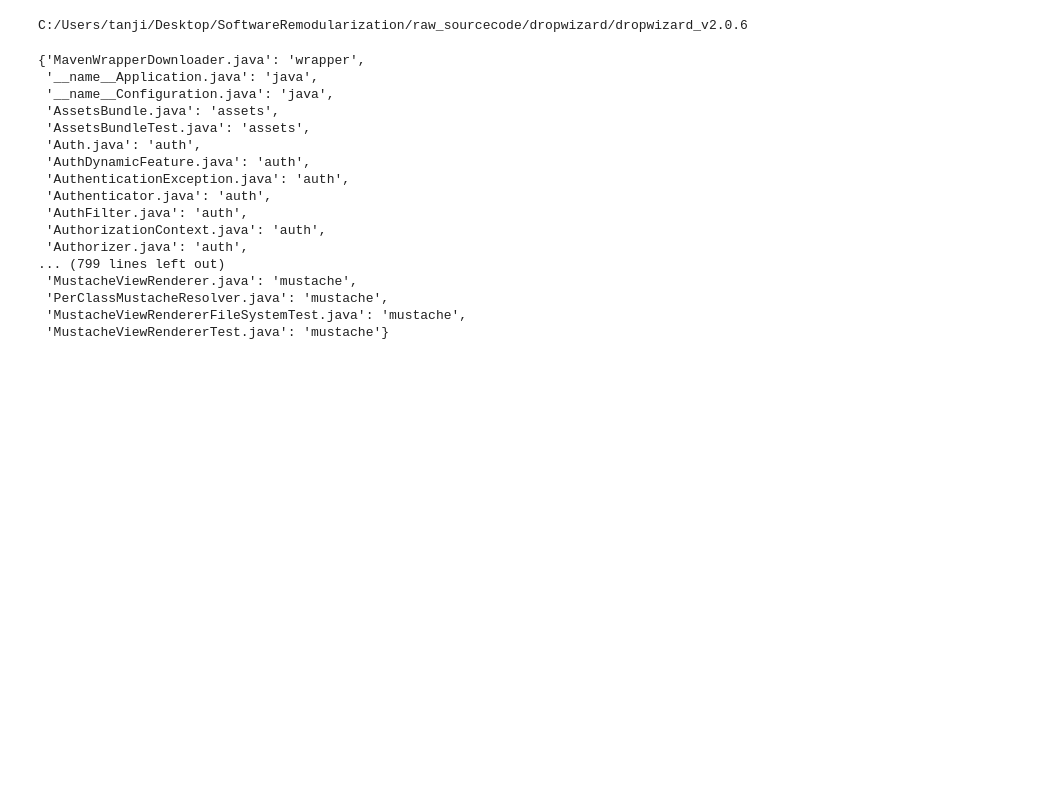
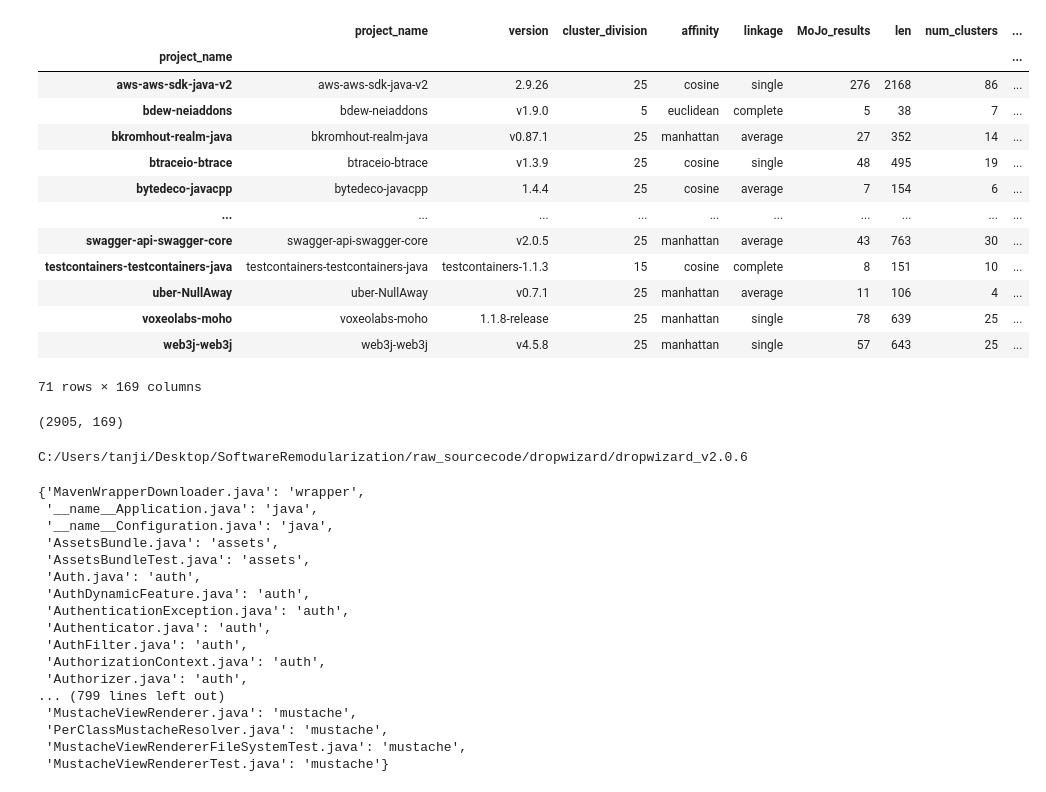
Before and after one commit to alvintanjianjia/SoftwareRemodularization, a Jupyter notebook: Pipeline_Tool_Notebook.ipynb, the cells around one changed output. Saved outputs shown, nothing was run; the diff lists cells and outputs as text; code cells hidden in the pictures; blank space fills up the shorter version.

Commit message:
Nearest Clustering ESC4R + visualization.

```diff
--- a/Pipeline_Tool_Notebook.ipynb
+++ b/Pipeline_Tool_Notebook.ipynb
@@ -18,3 +18,5 @@ from filecmp import dircmp
 import h2o
 # %%
 github_link = 'https://github.com'
+# %%
+full_agglo_results = pd.read_csv('agglo_results_21102020.csv')
@@ -20,0 +33,17 @@ github_link = 'https://github.com'
+# %%
+full_agglo_results.groupby(['project_name']).apply(lambda group: group.nlargest(1, columns='accuracy')).reset_index(level=-1, drop=True)
+# %% [output]
+|  | project_name | version | cluster_division | affinity | linkage | MoJo_results | len | num_clusters | ... |
+| project_name |  |  |  |  |  |  |  |  | ... |
+| aws-aws-sdk-java-v2 | aws-aws-sdk-java-v2 | 2.9.26 | 25 | cosine | single | 276 | 2168 | 86 | ... |
+| bdew-neiaddons | bdew-neiaddons | v1.9.0 | 5 | euclidean | complete | 5 | 38 | 7 | ... |
+| bkromhout-realm-java | bkromhout-realm-java | v0.87.1 | 25 | manhattan | average | 27 | 352 | 14 | ... |
+| btraceio-btrace | btraceio-btrace | v1.3.9 | 25 | cosine | single | 48 | 495 | 19 | ... |
+| bytedeco-javacpp | bytedeco-javacpp | 1.4.4 | 25 | cosine | average | 7 | 154 | 6 | ... |
+| ... | ... | ... | ... | ... | ... | ... | ... | ... | ... |
+| swagger-api-swagger-core | swagger-api-swagger-core | v2.0.5 | 25 | manhattan | average | 43 | 763 | 30 | ... |
+| testcontainers-testcontainers-java | testcontainers-testcontainers-java | testcontainers-1.1.3 | 15 | cosine | complete | 8 | 151 | 10 | ... |
+| uber-NullAway | uber-NullAway | v0.7.1 | 25 | manhattan | average | 11 | 106 | 4 | ... |
+| voxeolabs-moho | voxeolabs-moho | 1.1.8-release | 25 | manhattan | single | 78 | 639 | 25 | ... |
+| web3j-web3j | web3j-web3j | v4.5.8 | 25 | manhattan | single | 57 | 643 | 25 | ... |
+71 rows × 169 columns
@@ -20,0 +52,4 @@ github_link = 'https://github.com'
+# %%
+full_agglo_results.shape
+# %% [output]
+(2905, 169)
```
Also changed, not shown: parts of 7 cells of this notebook, 5 other files.
